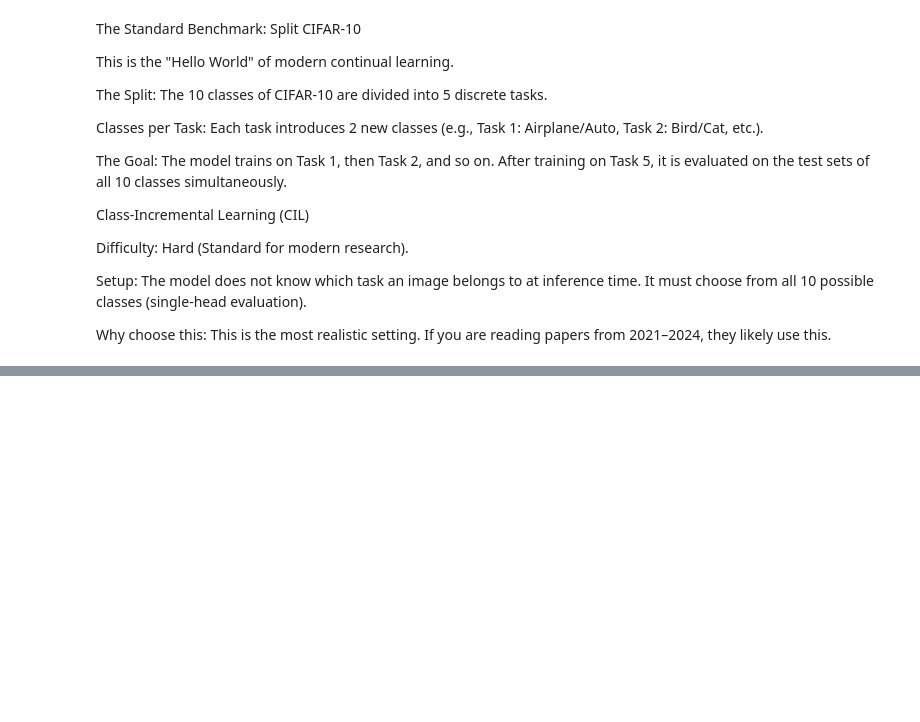
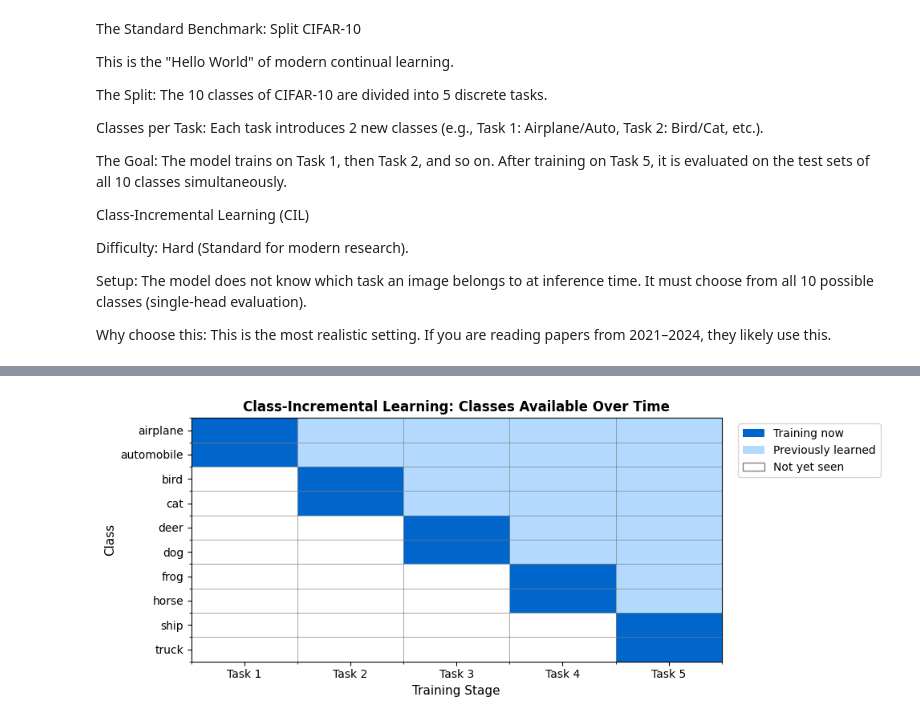
Before and after one commit to caoandong/personal-site, a Jupyter notebook: src/app/writing/continual-learning-01/explore.ipynb, the cells around one changed output, grey strips where cells are left out. Cells and saved outputs as stored; diff of their text form; code cells hidden in the pictures; blank space fills up the shorter version.

```diff
--- a/src/app/writing/continual-learning-01/explore.ipynb
+++ b/src/app/writing/continual-learning-01/explore.ipynb
@@ -117,0 +252,57 @@ class CifarLoader:
+# %%
+def visualize_learning_timeline():
+    """Visualize which classes are available at each stage of training."""
+
+    figure, axis = plt.subplots(figsize=(10, 4))
+
+    # Create a matrix showing class availability over time
+    # Rows = classes, Columns = tasks
+    availability_matrix = np.zeros((TOTAL_CLASSES, NUMBER_OF_TASKS))
+
+    for task_index in range(NUMBER_OF_TASKS):
+        class_indices = TASK_CLASSES[task_index]
+        for class_index in class_indices:
+            # Mark class as available from this task onward (for training)
+            availability_matrix[class_index, task_index] = 2  # Currently training
+            # Mark as "seen" for future tasks
+            for future_task in range(task_index + 1, NUMBER_OF_TASKS):
+                availability_matrix[class_index, future_task] = 1  # Previously seen
+
+    # Custom colormap: white = not seen, light blue = previously seen, dark blue = currently training
+    colors = ["#ffffff", "#b3d9ff", "#0066cc"]
+    from matplotlib.colors import ListedColormap
+    colormap = ListedColormap(colors)
+
+    image = axis.imshow(availability_matrix, cmap=colormap, aspect="auto", vmin=0, vmax=2)
+
+    # Labels
+    axis.set_xticks(range(NUMBER_OF_TASKS))
+    axis.set_xticklabels([f"Task {i+1}" for i in range(NUMBER_OF_TASKS)])
+    axis.set_yticks(range(TOTAL_CLASSES))
+    axis.set_yticklabels(CLASS_NAMES)
+
+    axis.set_xlabel("Training Stage", fontsize=11)
+    axis.set_ylabel("Class", fontsize=11)
+    axis.set_title("Class-Incremental Learning: Classes Available Over Time", fontsize=12, fontweight="bold")
+
+    # Add grid
+    axis.set_xticks(np.arange(-0.5, NUMBER_OF_TASKS, 1), minor=True)
+    axis.set_yticks(np.arange(-0.5, TOTAL_CLASSES, 1), minor=True)
+    axis.grid(which="minor", color="gray", linestyle="-", linewidth=0.5)
+
+    # Legend
+    from matplotlib.patches import Patch
+    legend_elements = [
+        Patch(facecolor="#0066cc", label="Training now"),
+        Patch(facecolor="#b3d9ff", label="Previously learned"),
+        Patch(facecolor="#ffffff", edgecolor="gray", label="Not yet seen"),
+    ]
+    axis.legend(handles=legend_elements, loc="upper left", bbox_to_anchor=(1.02, 1))
+
+    plt.tight_layout()
+    plt.show()
+
+
+visualize_learning_timeline()
+# %% [output]
+[figure, added]
```
Also changed, not shown: parts of 13 cells of this notebook, 6 other files.
